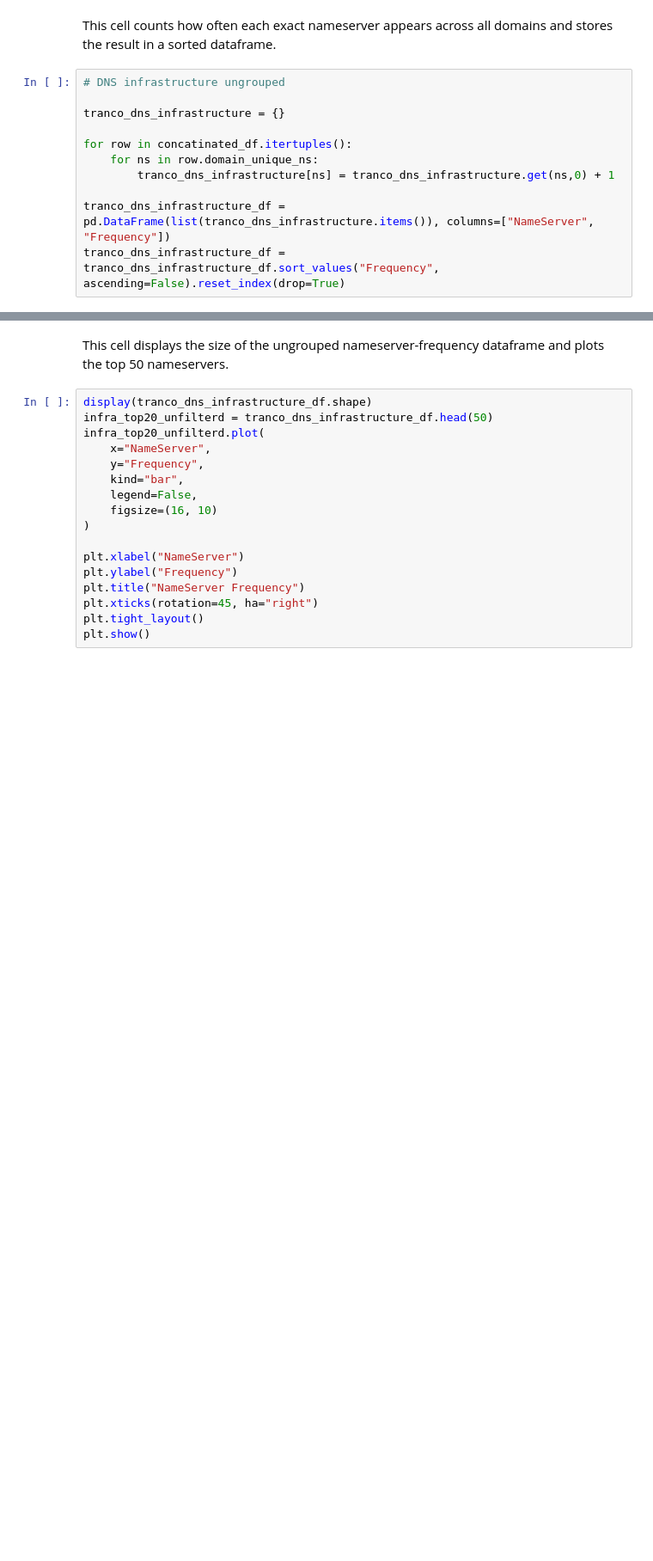
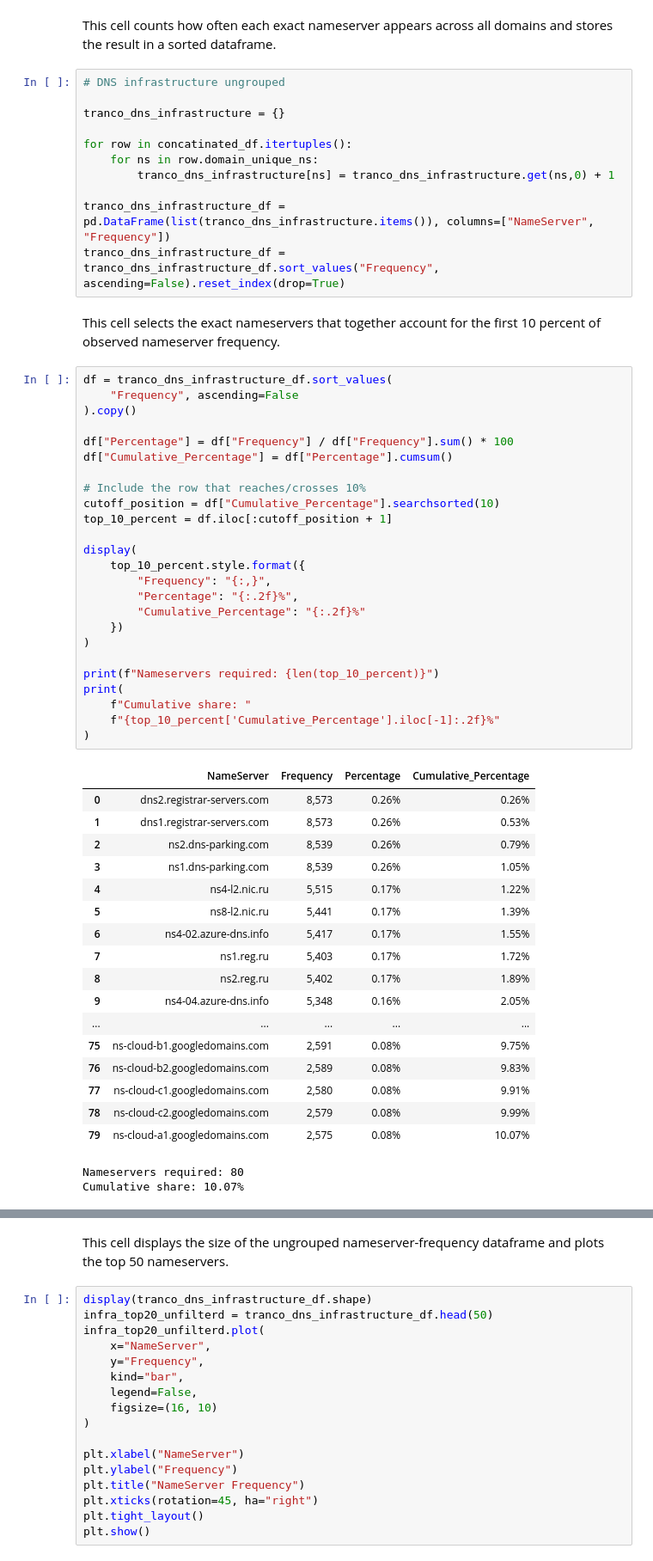
Before and after one commit to SEMINDU/revisit-ptt-in-DNS, a Jupyter notebook: code/ptt-iyp-analysis (tranco)_infrastructure_NS_service_provider.ipynb, the cells around one changed output, grey strips where cells are left out. Shown at 86% size. Saved outputs shown, nothing was run; the diff lists cells and outputs as text; blank space fills up the shorter version.

```diff
--- a/code/ptt-iyp-analysis (tranco)_infrastructure_NS_service_provider.ipynb
+++ b/code/ptt-iyp-analysis (tranco)_infrastructure_NS_service_provider.ipynb
@@ -113,3 +113,50 @@ for row in concatinated_df.itertuples():
 
 tranco_dns_infrastructure_df = pd.DataFrame(list(tranco_dns_infrastructure.items()), columns=["NameServer", "Frequency"])
 tranco_dns_infrastructure_df = tranco_dns_infrastructure_df.sort_values("Frequency", ascending=False).reset_index(drop=True)
+# %% [markdown]
+This cell selects the exact nameservers that together account for the first 10 percent of observed nameserver frequency.
+# %%
+df = tranco_dns_infrastructure_df.sort_values(
+    "Frequency", ascending=False
+).copy()
+
+df["Percentage"] = df["Frequency"] / df["Frequency"].sum() * 100
+df["Cumulative_Percentage"] = df["Percentage"].cumsum()
+
+# Include the row that reaches/crosses 10%
+cutoff_position = df["Cumulative_Percentage"].searchsorted(10)
+top_10_percent = df.iloc[:cutoff_position + 1]
+
+display(
+    top_10_percent.style.format({
+        "Frequency": "{:,}",
+        "Percentage": "{:.2f}%",
+        "Cumulative_Percentage": "{:.2f}%"
+    })
+)
+
+print(f"Nameservers required: {len(top_10_percent)}")
+print(
+    f"Cumulative share: "
+    f"{top_10_percent['Cumulative_Percentage'].iloc[-1]:.2f}%"
+)
+# %% [output]
+|  | NameServer | Frequency | Percentage | Cumulative_Percentage |
+| 0 | dns2.registrar-servers.com | 8,573 | 0.26% | 0.26% |
+| 1 | dns1.registrar-servers.com | 8,573 | 0.26% | 0.53% |
+| 2 | ns2.dns-parking.com | 8,539 | 0.26% | 0.79% |
+| 3 | ns1.dns-parking.com | 8,539 | 0.26% | 1.05% |
+| 4 | ns4-l2.nic.ru | 5,515 | 0.17% | 1.22% |
+| 5 | ns8-l2.nic.ru | 5,441 | 0.17% | 1.39% |
+| 6 | ns4-02.azure-dns.info | 5,417 | 0.17% | 1.55% |
+| 7 | ns1.reg.ru | 5,403 | 0.17% | 1.72% |
+| 8 | ns2.reg.ru | 5,402 | 0.17% | 1.89% |
+| 9 | ns4-04.azure-dns.info | 5,348 | 0.16% | 2.05% |
+| ... | ... | ... | ... | ... |
+| 75 | ns-cloud-b1.googledomains.com | 2,591 | 0.08% | 9.75% |
+| 76 | ns-cloud-b2.googledomains.com | 2,589 | 0.08% | 9.83% |
+| 77 | ns-cloud-c1.googledomains.com | 2,580 | 0.08% | 9.91% |
+| 78 | ns-cloud-c2.googledomains.com | 2,579 | 0.08% | 9.99% |
+| 79 | ns-cloud-a1.googledomains.com | 2,575 | 0.08% | 10.07% |
+Nameservers required: 80
+Cumulative share: 10.07%
```
Also changed, not shown: parts of 16 cells of this notebook, 17 other files.
